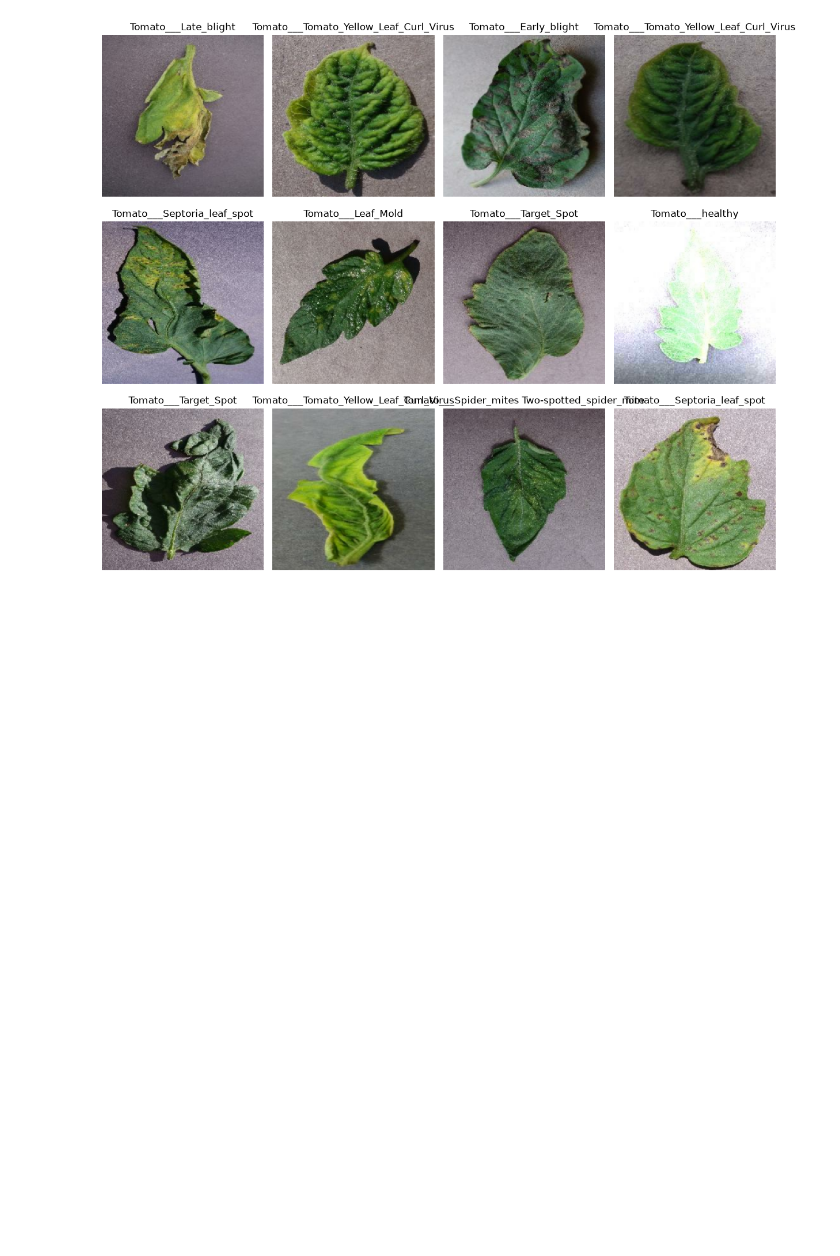
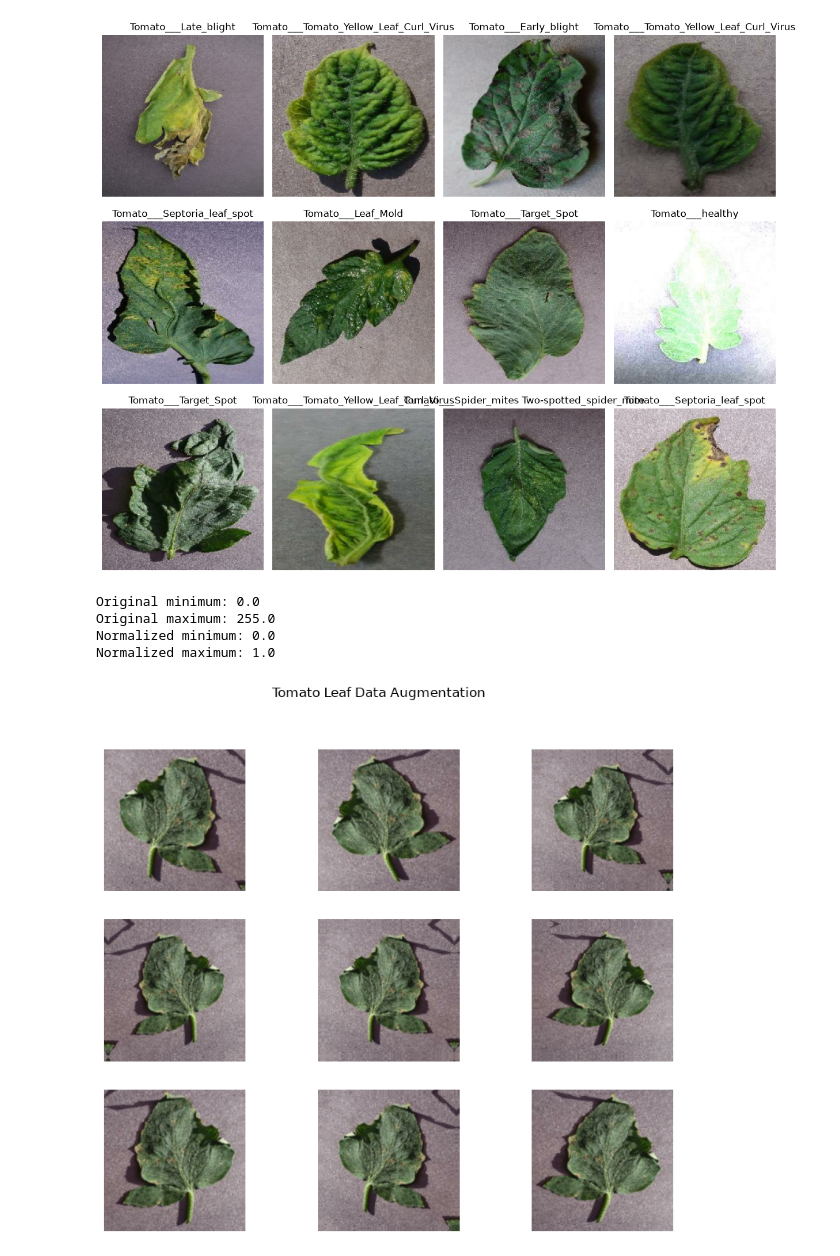
Before and after one commit to AbubakrDA/Tomato-Plant-Diseases-Augmented, a Jupyter notebook: app.ipynb, the cells around one changed output. Cells and saved outputs as stored; diff of their text form; code cells hidden in the pictures; blank space fills up the shorter version.

```diff
--- a/app.ipynb
+++ b/app.ipynb
@@ -309,0 +281,67 @@ history = model.fit(
+# %%
+# Optimize the TensorFlow data pipeline
+AUTOTUNE = tf.data.AUTOTUNE
+
+train_ds = train_ds.prefetch(buffer_size=AUTOTUNE)
+valid_ds = valid_ds.prefetch(buffer_size=AUTOTUNE)
+# %%
+# Understand image normalization
+normalization_layer = layers.Rescaling(1./255)
+
+for images, labels in train_ds.take(1):
+
+    normalized_images = normalization_layer(images)
+
+    print("Original minimum:", tf.reduce_min(images).numpy())
+    print("Original maximum:", tf.reduce_max(images).numpy())
+
+    print("Normalized minimum:",
+          tf.reduce_min(normalized_images).numpy())
+
+    print("Normalized maximum:",
+          tf.reduce_max(normalized_images).numpy())
+# %% [output]
+Original minimum: 0.0
+Original maximum: 255.0
+Normalized minimum: 0.0
+Normalized maximum: 1.0
+# %%
+# Data augmentation
+# ============================================================
+# DATA AUGMENTATION
+# ============================================================
+
+IMG_SIZE = (160, 160)
+
+data_augmentation = keras.Sequential(
+    [
+        layers.RandomFlip("horizontal"),
+        layers.RandomRotation(0.1),
+        layers.RandomZoom(0.1),
+    ],
+    name="data_augmentation"
+)
+# %%
+# Visualize augmentation:
+for images, labels in train_ds.take(1):
+
+    sample_image = images[0]
+
+    plt.figure(figsize=(10, 8))
+
+    for i in range(9):
+        augmented = data_augmentation(
+            tf.expand_dims(sample_image, 0),
+            training=True
+        )
+
+        plt.subplot(3, 3, i + 1)
+        plt.imshow(
+            tf.clip_by_value(augmented[0] / 255., 0, 1)
+        )
+        plt.axis("off")
+
+    plt.suptitle("Tomato Leaf Data Augmentation")
+    plt.show()
+# %% [output]
+[figure, added]
```
Also changed, not shown: parts of 10 cells of this notebook.
